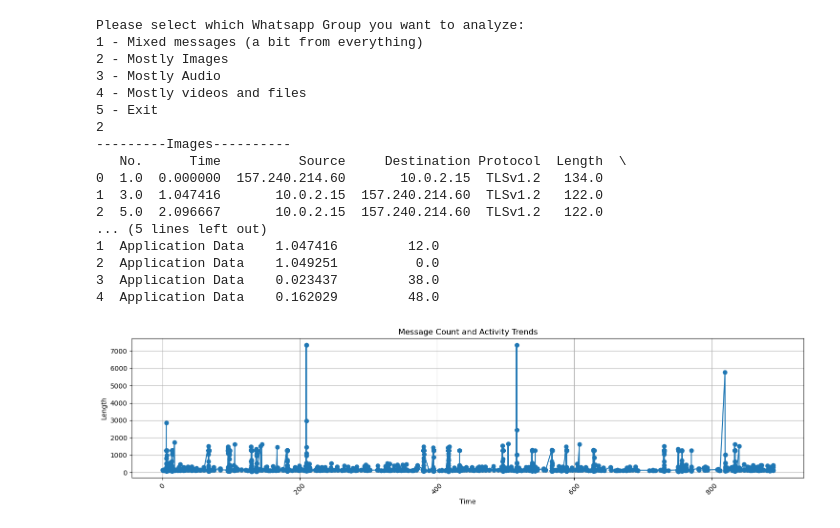
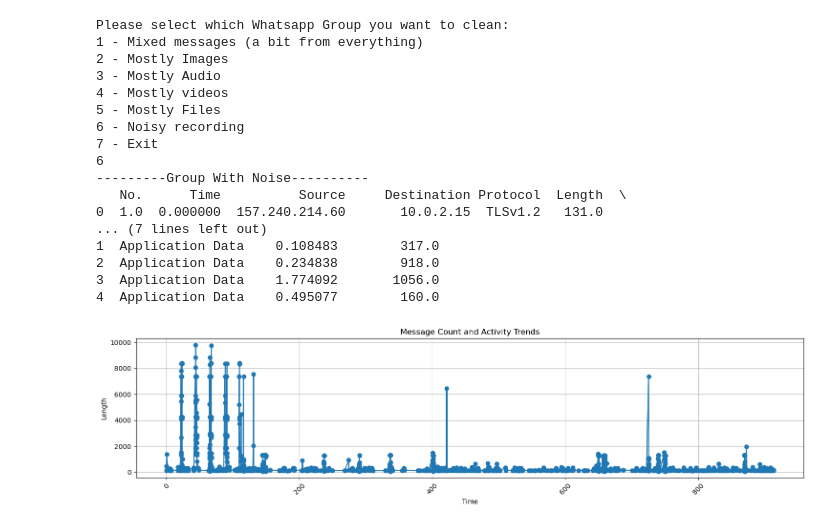
Before and after one commit to ohadwolfman/Networks_Final_Project, a Jupyter notebook: src/network final project - working on the data.ipynb, the cells around one changed output. Saved outputs shown, nothing was run; the diff lists cells and outputs as text; code cells hidden in the pictures.

```diff
--- a/src/network final project - working on the data.ipynb
+++ b/src/network final project - working on the data.ipynb
@@ -6,7 +15,7 @@ import matplotlib.pyplot as plt
 # %%
 #time delays between 2 consecutive messages
 def add_delays(df: pd.DataFrame):
-    df["Time_delay"] = (df["Time"].diff().fillna(0)).round(6)
+    df["Time_delay"] = abs(df["Time"].diff().fillna(0)).round(6)
 
 #packets length diffs 2 consecutive messages
 def add_lengths(df: pd.DataFrame):
@@ -19,19 +28,30 @@ def reformat_columns(df: pd.DataFrame):
     df["Length"] = df["Length"].astype(float)
 # %%
 def load_csv(number):
-    path = r"C:\Users\ohad1\OneDrive\שולחן העבודה\לימודים\שנה ב\שנה ב סמסטר ב\רשתות תקשורת\מטלות\מטלת גמר\resources\CLEAN"
     if number == '1':
-        path = path + "/whatsappMessagesCSVClean.csv"
-        print("---------Messages----------")
+        name = "whatsappMessagesCSV"
+        path = work_path + "/" + name + "Clean.csv"
+        print("---------Mixed Group (Mostly Messages)----------")
     elif number == '2':
-        path = path + "/whatsappImagesCSVClean.csv"
+        name = "whatsappImagesCSV"
+        path = work_path + "/" + name + "Clean.csv"
         print("---------Images----------")
     elif number == '3':
-        path = path + "/whatsappAudioCSVClean.csv"
+        name = "whatsappAudioCSV"
+        path = work_path + "/" + name + "Clean.csv"
         print("---------Audio----------")
     elif number == '4':
-        path = path + "/whatsappVideosCSVClean.csv"
-        print("---------Videos and Files----------")
+        name = "whatsappVideosCSV"
+        path = work_path + "/" + name + "Clean.csv"
+        print("---------Videos----------")
+    elif number == '5':
+        name = "whatsappFilesCSV"
+        path = work_path + "/" + name + "Clean.csv"
+        print("---------Files----------")
+    elif number == '6':
+        name = "WhatsappNoisedGroupCSV"
+        path = work_path + "/" + name + "Clean.csv"
+        print("---------Group With Noise----------")
 
     df = pd.read_csv(path, sep=',', header=0,
                      usecols=["No.", "Time", "Source", "Destination", "Protocol", "Length", "Info"])
@@ -39,4 +59,4 @@ def load_csv(number):
     add_delays(df)
     add_lengths(df)
     print(df.head())
-    return df
+    return df, name
@@ -241,38 +278,40 @@ def plot_pdf_with_fitted_exponential(df, bin_edges, pdf):
 # %%
 invalid = True
 while invalid:
-    answer = input("Please select which Whatsapp Group you want to analyze:\n"
+    answer = input("Please select which Whatsapp Group you want to clean:\n"
                            "1 - Mixed messages (a bit from everything)\n"
                            "2 - Mostly Images\n"
                            "3 - Mostly Audio\n"
-                           "4 - Mostly videos and files\n"
-                           "5 - Exit\n")
-    if answer != '1' and answer != '2' and answer != '3' and answer != '4' and answer != '5':
+                           "4 - Mostly videos\n"
+                           "5 - Mostly Files\n"
+                           "6 - Noisy recording\n"
+                           "7 - Exit\n")
+    if answer != '1' and answer != '2' and answer != '3' and answer != '4' and answer != '5' and answer != '6' and answer != '7':
         print("Invalid value. Please enter a valid number\n")
-    elif answer == '5':
+    elif answer == '7':
         invalid = False
         print("Goodbye")
     else:
         invalid = False
-        df = load_csv(answer)
+        df, name = load_csv(answer)
         plot_activity_trends(df)
 # %% [output]
-Please select which Whatsapp Group you want to analyze:
+Please select which Whatsapp Group you want to clean:
 1 - Mixed messages (a bit from everything)
 2 - Mostly Images
 3 - Mostly Audio
-4 - Mostly videos and files
-5 - Exit
-2
----------Images----------
+4 - Mostly videos
+5 - Mostly Files
+6 - Noisy recording
+7 - Exit
+6
+---------Group With Noise----------
    No.      Time          Source     Destination Protocol  Length  \
-0  1.0  0.000000  157.240.214.60       10.0.2.15  TLSv1.2   134.0
-1  3.0  1.047416       10.0.2.15  157.240.214.60  TLSv1.2   122.0
-2  5.0  2.096667       10.0.2.15  157.240.214.60  TLSv1.2   122.0
-... (5 lines left out)
-1  Application Data    1.047416         12.0
-2  Application Data    1.049251          0.0
-3  Application Data    0.023437         38.0
-4  Application Data    0.162029         48.0
+0  1.0  0.000000  157.240.214.60       10.0.2.15  TLSv1.2   131.0
+... (7 lines left out)
+1  Application Data    0.108483        317.0
+2  Application Data    0.234838        918.0
+3  Application Data    1.774092       1056.0
+4  Application Data    0.495077        160.0
-[figure, old version]
+[figure, new version]
 # %%
```
Also changed, not shown: parts of 44 cells of this notebook.
